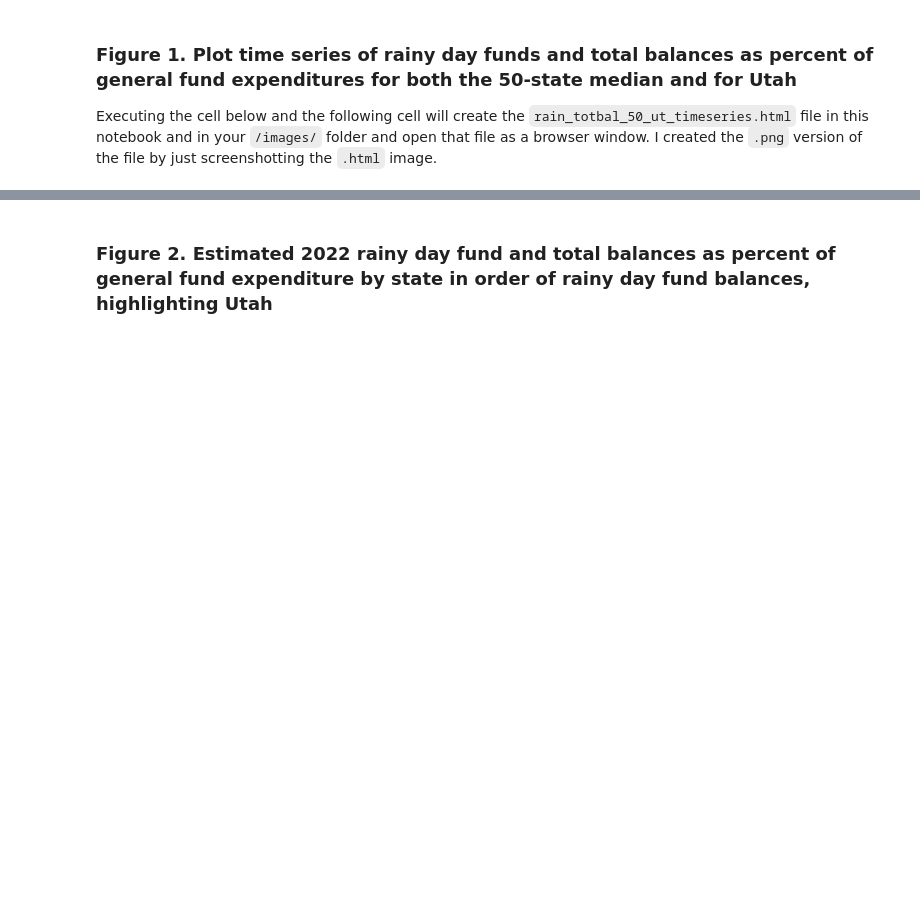
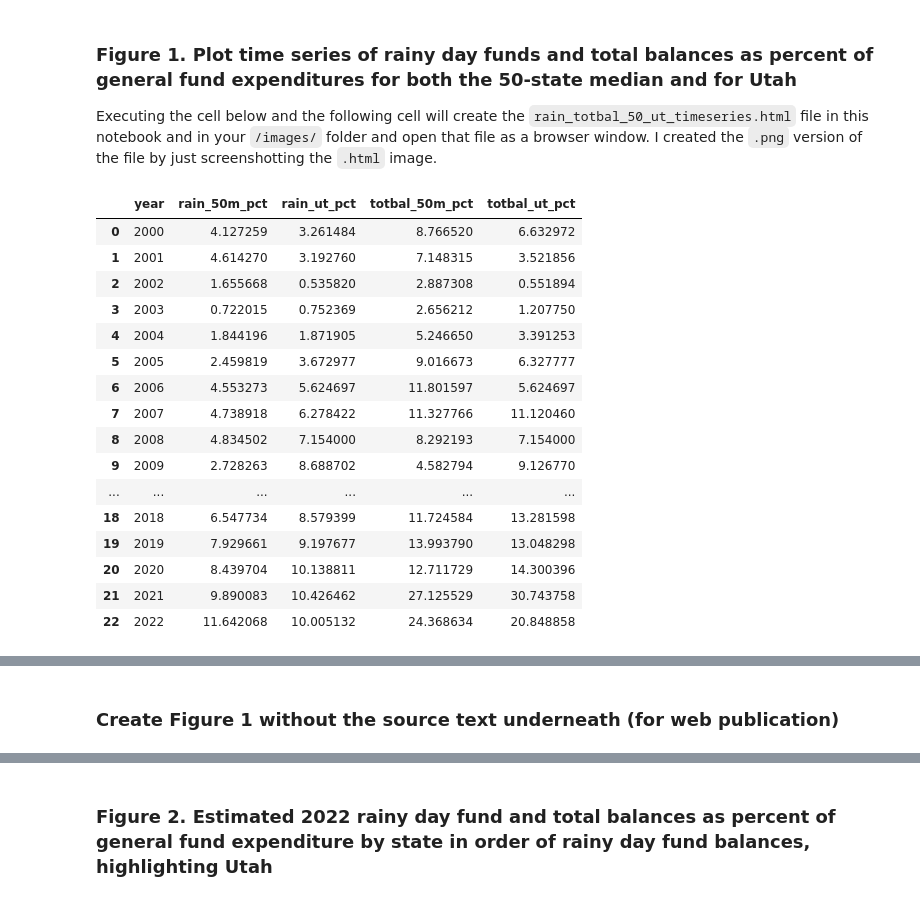
Before and after one commit to TheCGO/UT-RateCut, a Jupyter notebook: UT_RateCut.ipynb, the cells around one changed output, grey strips where cells are left out. Drawn from its saved outputs; the diff is of its cells as text; code cells hidden in the pictures; blank space fills up the shorter version.

```diff
--- a/UT_RateCut.ipynb
+++ b/UT_RateCut.ipynb
@@ -171,4 +173,58 @@ See the caveats in the documentation: https://pandas.pydata.org/pandas-docs/stab
 # %% [markdown]
 ### Figure 1. Plot time series of rainy day funds and total balances as percent of general fund expenditures for both the 50-state median and for Utah
 Executing the cell below and the following cell will create the `rain_totbal_50_ut_timeseries.html` file in this notebook and in your `/images/` folder and open that file as a browser window. I created the `.png` version of the file by just screenshotting the `.html` image.
+# %%
+rain_pct_50_df = rain_pct_df.loc["50-state median", :].to_frame().reset_index()
+rain_pct_50_df.rename(columns = {"index":"year", "50-state median":"fraction"}, inplace = True)
+rain_pct_50_df["percent"] = 100 * rain_pct_50_df["fraction"]
+
+rain_pct_ut_df = rain_pct_df.loc["Utah", :].to_frame().reset_index()
+rain_pct_ut_df.rename(columns = {"index":"year", "Utah":"fraction"}, inplace = True)
+rain_pct_ut_df["percent"] = 100 * rain_pct_ut_df["fraction"]
+
+totbal_pct_50_df = totbal_pct_df.loc["50-state median", :].to_frame().reset_index()
+totbal_pct_50_df.rename(columns = {"index":"year", "50-state median":"fraction"}, inplace = True)
+totbal_pct_50_df["percent"] = 100 * totbal_pct_50_df["fraction"]
+
+totbal_pct_ut_df = totbal_pct_df.loc["Utah", :].to_frame().reset_index()
+totbal_pct_ut_df.rename(columns = {'index':'year', "Utah":"fraction"}, inplace = True)
+totbal_pct_ut_df["percent"] = 100 * totbal_pct_ut_df["fraction"]
+
+# Merge the four DataFrames to save the joint dataframe as a .csv
+fig1_source_df = rain_pct_50_df[['year', 'percent']].rename(columns={'percent':'rain_50m_pct'})
+fig1_source_df = pd.merge(
+    fig1_source_df,
+    rain_pct_ut_df[['year', 'percent']].rename(columns={'percent':'rain_ut_pct'}),
+    on='year', how='inner'
+)
+fig1_source_df = pd.merge(
+    fig1_source_df,
+    totbal_pct_50_df[['year', 'percent']].rename(columns={'percent':'totbal_50m_pct'}),
+    on='year', how='inner'
+)
+fig1_source_df = pd.merge(
+    fig1_source_df,
+    totbal_pct_ut_df[['year', 'percent']].rename(columns={'percent':'totbal_ut_pct'}),
+    on='year', how='inner'
+)
+fig1_source_df.to_csv('data/fig1_source.csv', index=False)
+fig1_source_df
+# %% [output]
+|  | year | rain_50m_pct | rain_ut_pct | totbal_50m_pct | totbal_ut_pct |
+| 0 | 2000 | 4.127259 | 3.261484 | 8.766520 | 6.632972 |
+| 1 | 2001 | 4.614270 | 3.192760 | 7.148315 | 3.521856 |
+| 2 | 2002 | 1.655668 | 0.535820 | 2.887308 | 0.551894 |
+| 3 | 2003 | 0.722015 | 0.752369 | 2.656212 | 1.207750 |
+| 4 | 2004 | 1.844196 | 1.871905 | 5.246650 | 3.391253 |
+| 5 | 2005 | 2.459819 | 3.672977 | 9.016673 | 6.327777 |
+| 6 | 2006 | 4.553273 | 5.624697 | 11.801597 | 5.624697 |
+| 7 | 2007 | 4.738918 | 6.278422 | 11.327766 | 11.120460 |
+| 8 | 2008 | 4.834502 | 7.154000 | 8.292193 | 7.154000 |
+| 9 | 2009 | 2.728263 | 8.688702 | 4.582794 | 9.126770 |
+| ... | ... | ... | ... | ... | ... |
+| 18 | 2018 | 6.547734 | 8.579399 | 11.724584 | 13.281598 |
+| 19 | 2019 | 7.929661 | 9.197677 | 13.993790 | 13.048298 |
+| 20 | 2020 | 8.439704 | 10.138811 | 12.711729 | 14.300396 |
+| 21 | 2021 | 9.890083 | 10.426462 | 27.125529 | 30.743758 |
+| 22 | 2022 | 11.642068 | 10.005132 | 24.368634 | 20.848858 |
 # %%
@@ -287,3 +350,5 @@ show(fig1)
 # %% [output]
 [interactive output not drawn]
 [interactive output not drawn]
+# %% [markdown]
+### Create Figure 1 without the source text underneath (for web publication)
```
Also changed, not shown: parts of 11 cells of this notebook, 9 other files.
